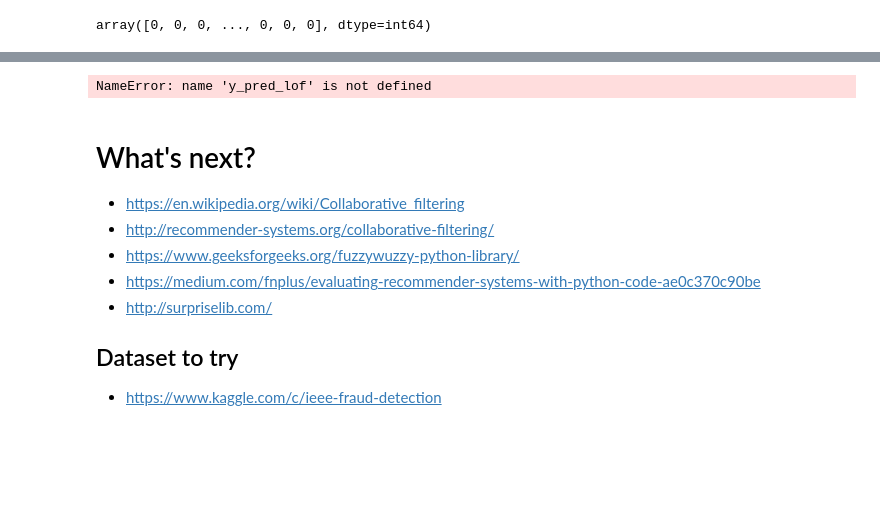
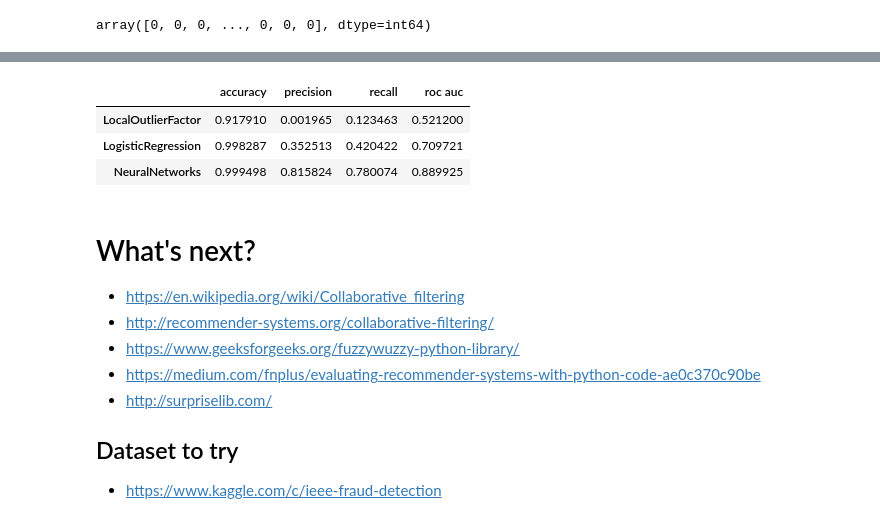
Before and after one commit to ogbinar/Practical-ML, a Jupyter notebook: fraud.ipynb, the cells around one changed output, grey strips where cells are left out. Saved outputs shown, nothing was run; the diff lists cells and outputs as text; code cells hidden in the pictures; blank space fills up the shorter version.

```diff
--- a/fraud.ipynb
+++ b/fraud.ipynb
@@ -792,13 +799,22 @@ Neural Network: ROC AUC=0.874
 # %%
+y_test_lof = tmp_df['isFraud']
+
 tmp_list = []
-tmp_list[0] = {"accuracy":accuracy_score(y_test,y_pred_lof), "precision":precision_score(y_test,y_pred_lof), "recall":recall_score(y_test,y_pred_lof),"roc auc": roc_auc_score(y_test,y_pred_lof)}
-tmp_list[1] = {"accuracy":accuracy_score(y_test,y_pred_lr), "precision":precision_score(y_test,y_pred_lr), "recall":recall_score(y_test,y_pred_lr),"roc auc": roc_auc_score(y_test,y_pred_lr)}
-tmp_list[2] = {"accuracy":accuracy_score(y_test,y_pred_nn), "precision":precision_score(y_test,y_pred_nn), "recall":recall_score(y_test,y_pred_nn),"roc auc":roc_auc_score(y_test,y_pred_nn)}
+tmp_dict = {"accuracy":accuracy_score(y_test_lof,y_pred_lof), "precision":precision_score(y_test_lof,y_pred_lof), "recall":recall_score(y_test_lof,y_pred_lof),"roc auc": roc_auc_score(y_test_lof,y_pred_lof)}
+tmp_list.append(tmp_dict)
+tmp_dict = {"accuracy":accuracy_score(y_test,y_pred_lr), "precision":precision_score(y_test,y_pred_lr), "recall":recall_score(y_test,y_pred_lr),"roc auc": roc_auc_score(y_test,y_pred_lr)}
+tmp_list.append(tmp_dict)
+tmp_dict = {"accuracy":accuracy_score(y_test,y_pred_nn), "precision":precision_score(y_test,y_pred_nn), "recall":recall_score(y_test,y_pred_nn),"roc auc":roc_auc_score(y_test,y_pred_nn)}
+tmp_list.append(tmp_dict)
 
-tmp_df = pd.DataFrame(tmp_list)
-tmp_df
+scores_df = pd.DataFrame(tmp_list)
+scores_df.index = ['LocalOutlierFactor','LogisticRegression','NeuralNetworks']
+scores_df
 # %% [output]
-NameError: name 'y_pred_lof' is not defined
+|  | accuracy | precision | recall | roc auc |
+| LocalOutlierFactor | 0.917910 | 0.001965 | 0.123463 | 0.521200 |
+| LogisticRegression | 0.998287 | 0.352513 | 0.420422 | 0.709721 |
+| NeuralNetworks | 0.999498 | 0.815824 | 0.780074 | 0.889925 |
 # %% [markdown]
 # What's next?
 - https://en.wikipedia.org/wiki/Collaborative_filtering
```
Also changed, not shown: parts of 6 cells of this notebook.
